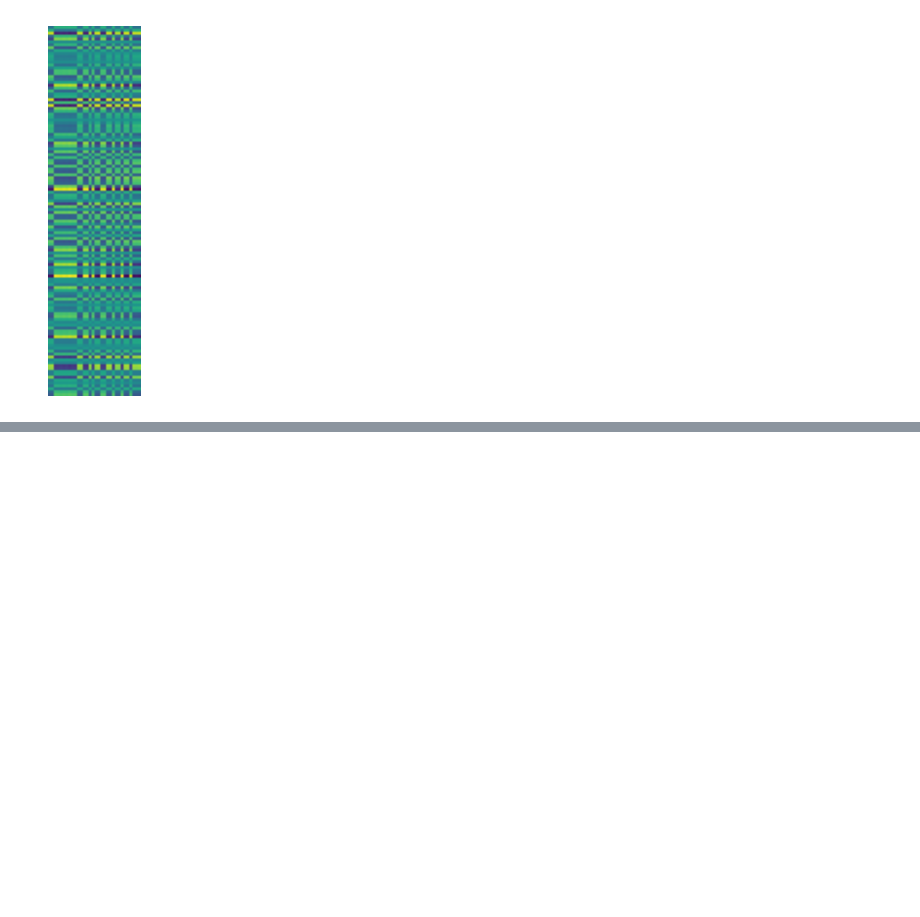
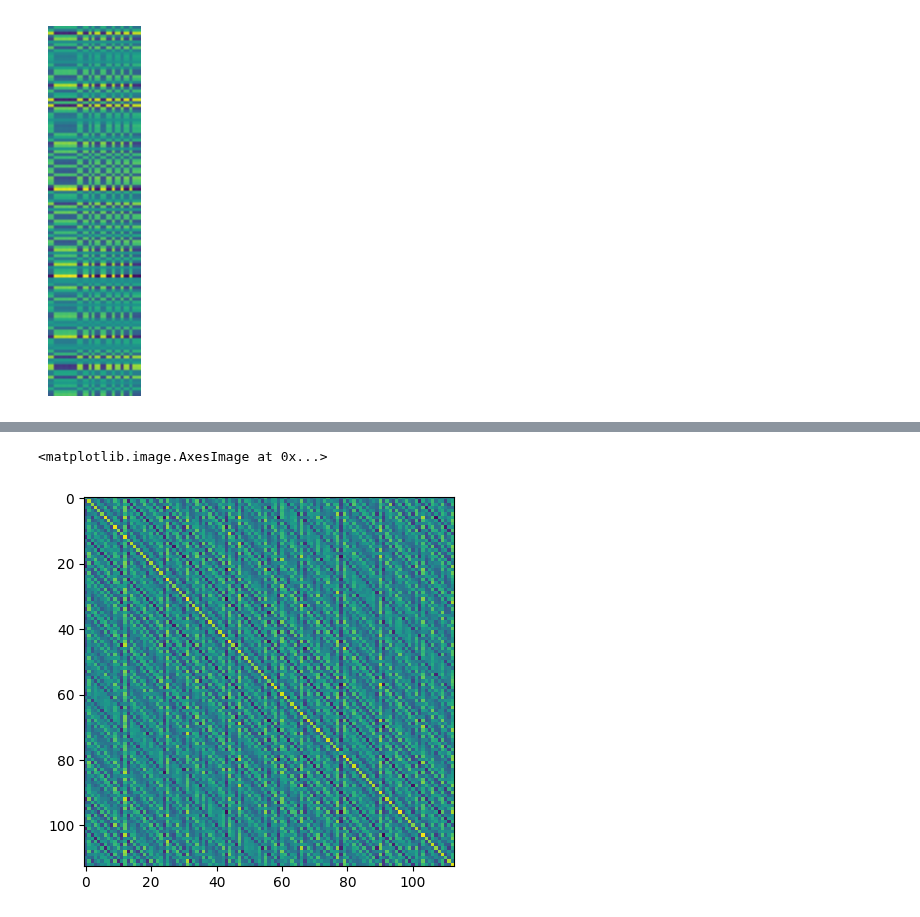
Before and after one commit to WelchLabs/videos, a Jupyter notebook: _2025/grokking/notebooks/grokking_hacking_8.ipynb, the cells around one changed output, grey strips where cells are left out. Cells and saved outputs as stored; diff of their text form; code cells hidden in the pictures; blank space fills up the shorter version.

```diff
--- a/_2025/grokking/notebooks/grokking_hacking_8.ipynb
+++ b/_2025/grokking/notebooks/grokking_hacking_8.ipynb
@@ -183,0 +257,5 @@ for head_id in range(4):
+# %%
+plt.imshow(mr[0,:,:])
+# %% [output]
+<matplotlib.image.AxesImage at 0x...>
+[figure, added]
```
Also changed, not shown: parts of 7 cells of this notebook, 2 other files.
